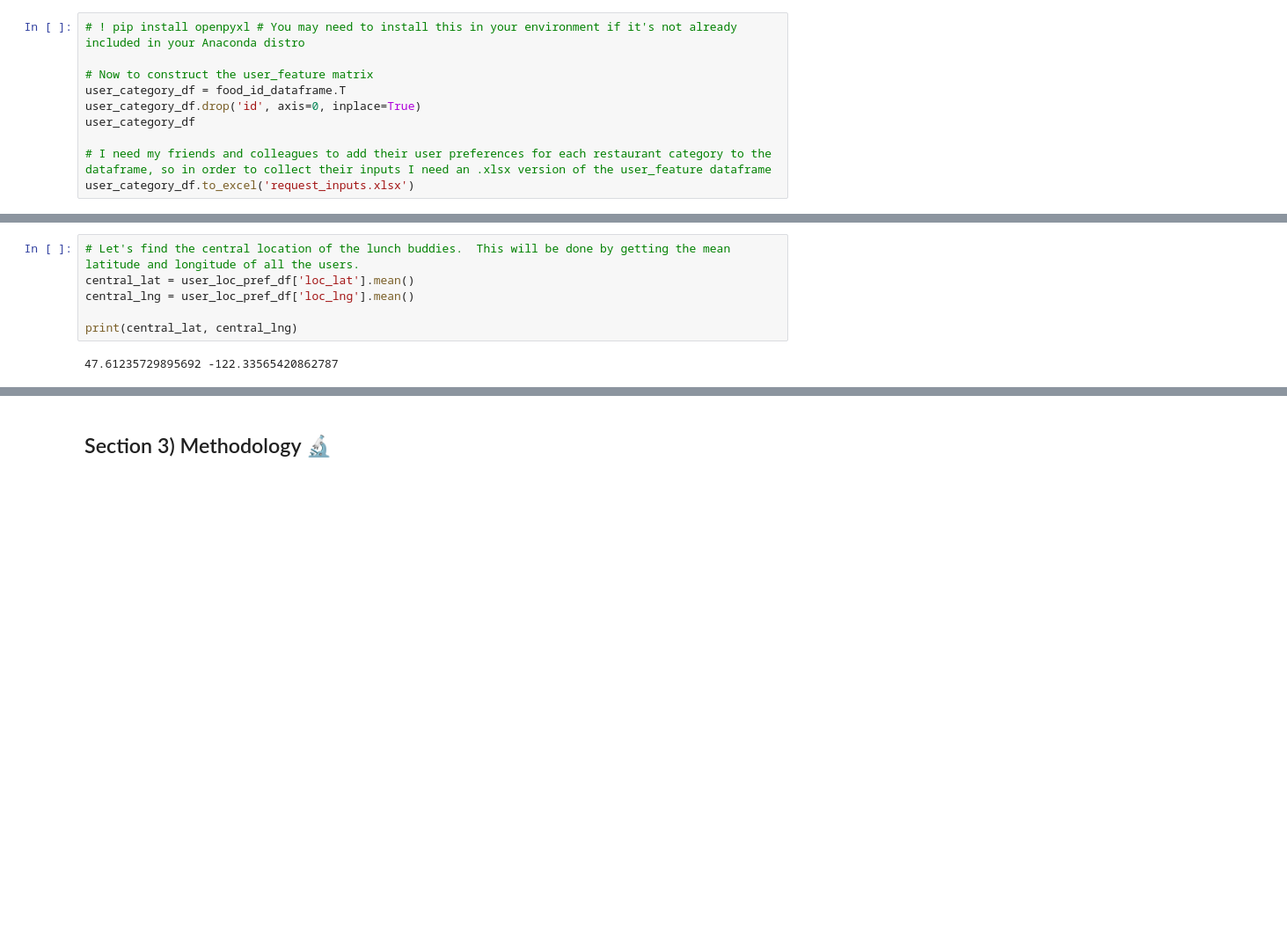
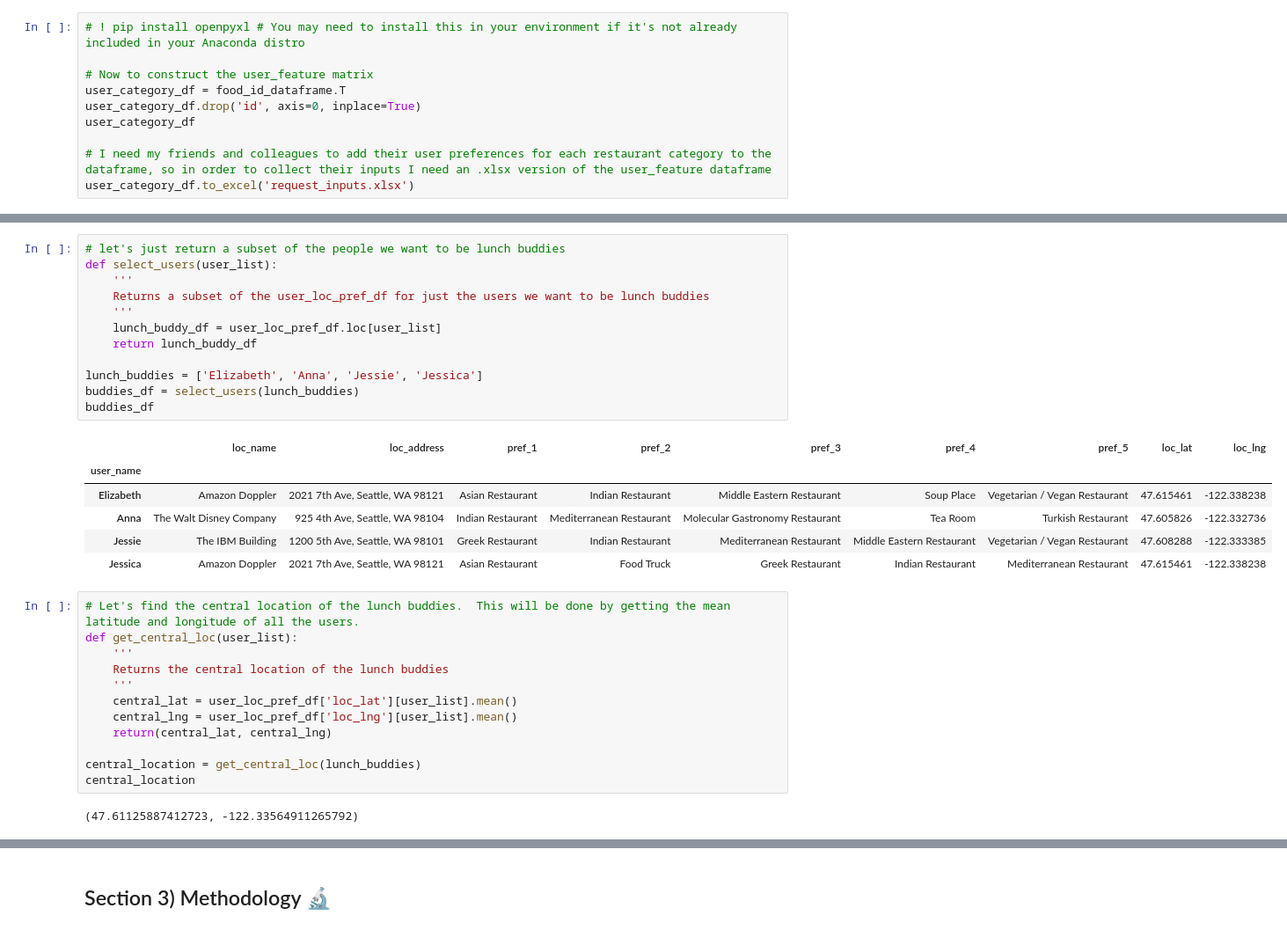
Before and after one commit to Astayonix/BattleOfTheNeighborhoods, a Jupyter notebook: I_Dont_Know_Where_Do_You_Want_to_Eat.ipynb, the cells around one changed output, grey strips where cells are left out. Shown: that part at 88% size. Saved outputs shown, nothing was run; the diff lists cells and outputs as text; blank space fills up the shorter version.

```diff
--- a/I_Dont_Know_Where_Do_You_Want_to_Eat.ipynb
+++ b/I_Dont_Know_Where_Do_You_Want_to_Eat.ipynb
@@ -193,12 +238,37 @@ user_loc_pref_df
 | Anna | The Walt Disney Company | 925 4th Ave, Seattle, WA 98104 | Indian Restaurant | Mediterranean Restaurant | Molecular Gastronomy Restaurant | Tea Room | Turkish Restaurant | 47.605826 | -122.332736 |
 | Rosemary | Westlake Center | 400 Pine St, Seattle, WA 98101 | African Restaurant | Bubble Tea Shop | Dumpling Restaurant | Seafood Restaurant | Vegetarian / Vegan Restaurant | 47.611338 | -122.337339 |
+# %%
+# let's just return a subset of the people we want to be lunch buddies
+def select_users(user_list):
+    '''
+    Returns a subset of the user_loc_pref_df for just the users we want to be lunch buddies
+    '''
+    lunch_buddy_df = user_loc_pref_df.loc[user_list]
+    return lunch_buddy_df
+
+lunch_buddies = ['Elizabeth', 'Anna', 'Jessie', 'Jessica']
+buddies_df = select_users(lunch_buddies)
+buddies_df
+# %% [output]
+|  | loc_name | loc_address | pref_1 | pref_2 | pref_3 | pref_4 | pref_5 | loc_lat | loc_lng |
+| user_name |  |  |  |  |  |  |  |  |  |
+| Elizabeth | Amazon Doppler | 2021 7th Ave, Seattle, WA 98121 | Asian Restaurant | Indian Restaurant | Middle Eastern Restaurant | Soup Place | Vegetarian / Vegan Restaurant | 47.615461 | -122.338238 |
+| Anna | The Walt Disney Company | 925 4th Ave, Seattle, WA 98104 | Indian Restaurant | Mediterranean Restaurant | Molecular Gastronomy Restaurant | Tea Room | Turkish Restaurant | 47.605826 | -122.332736 |
+| Jessie | The IBM Building | 1200 5th Ave, Seattle, WA 98101 | Greek Restaurant | Indian Restaurant | Mediterranean Restaurant | Middle Eastern Restaurant | Vegetarian / Vegan Restaurant | 47.608288 | -122.333385 |
+| Jessica | Amazon Doppler | 2021 7th Ave, Seattle, WA 98121 | Asian Restaurant | Food Truck | Greek Restaurant | Indian Restaurant | Mediterranean Restaurant | 47.615461 | -122.338238 |
 # %%
 # Let's find the central location of the lunch buddies.  This will be done by getting the mean latitude and longitude of all the users.
-central_lat = user_loc_pref_df['loc_lat'].mean()
-central_lng = user_loc_pref_df['loc_lng'].mean()
+def get_central_loc(user_list):
+    '''
+    Returns the central location of the lunch buddies
+    '''
+    central_lat = user_loc_pref_df['loc_lat'][user_list].mean()
+    central_lng = user_loc_pref_df['loc_lng'][user_list].mean()
+    return(central_lat, central_lng)
 
-print(central_lat, central_lng)
+central_location = get_central_loc(lunch_buddies)
+central_location
 # %% [output]
-47.61235729895692 -122.33565420862787
+(47.61125887412723, -122.33564911265792)
 # %%
 # What to do about people at the same location?  Let's group them for mapping purposes
```
Also changed, not shown: parts of 6 cells of this notebook.
